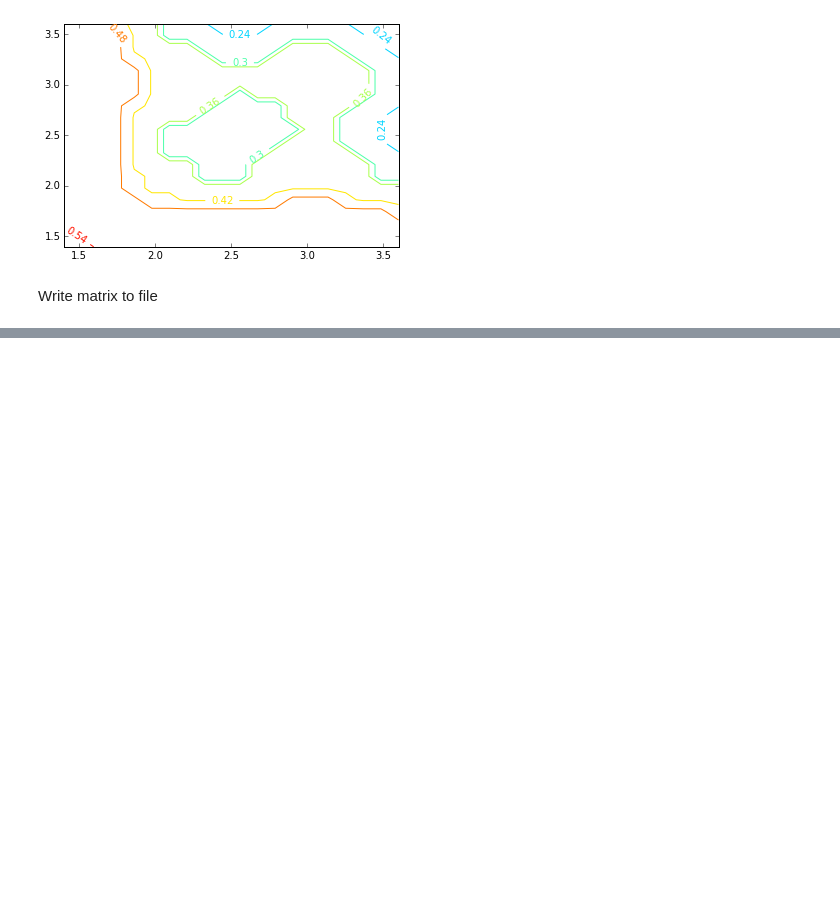
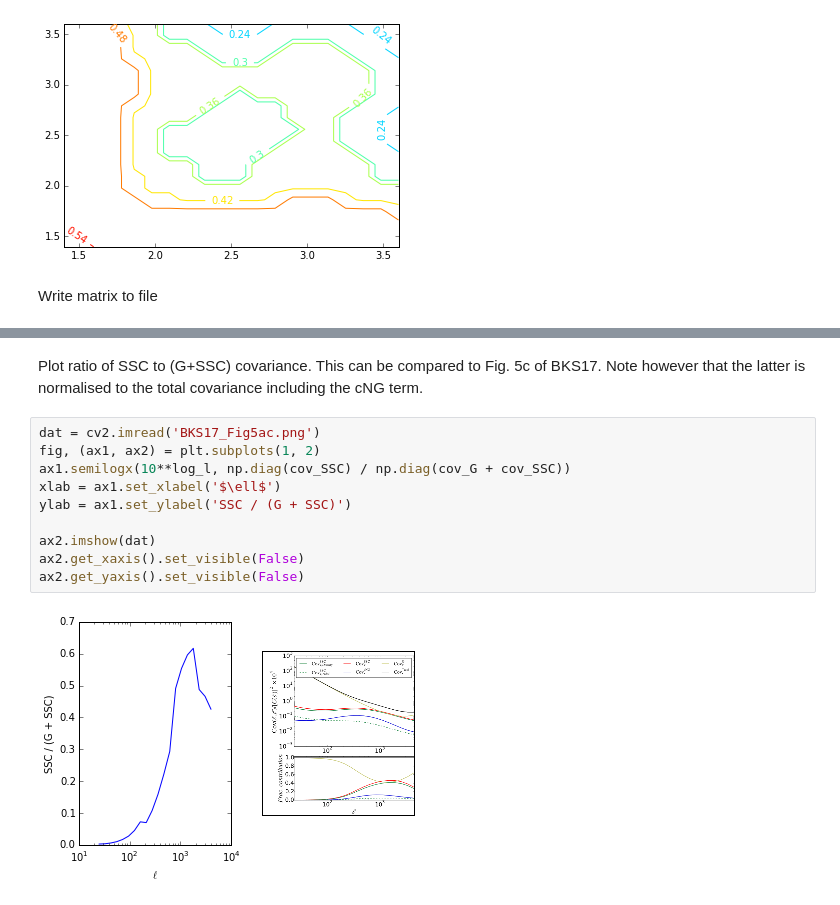
Before and after one commit to emilleishida/CorrMatrix_ABC, a Jupyter notebook: scripts/ABC/WL/Cov_SSC/digitize_Cov_SSC.ipynb, the cells around one changed output, grey strips where cells are left out. Cells and saved outputs as stored; diff of their text form; blank space fills up the shorter version.

```diff
--- a/scripts/ABC/WL/Cov_SSC/digitize_Cov_SSC.ipynb
+++ b/scripts/ABC/WL/Cov_SSC/digitize_Cov_SSC.ipynb
@@ -195,0 +234,15 @@ for i in range(npix+1):
+# %% [markdown]
+Plot ratio of SSC to (G+SSC) covariance. This can be compared to Fig. 5c of BKS17.
+Note however that the latter is normalised to the total covariance including the cNG term.
+# %%
+dat = cv2.imread('BKS17_Fig5ac.png')
+fig, (ax1, ax2) = plt.subplots(1, 2)
+ax1.semilogx(10**log_l, np.diag(cov_SSC) / np.diag(cov_G + cov_SSC))
+xlab = ax1.set_xlabel('$\ell$')
+ylab = ax1.set_ylabel('SSC / (G + SSC)')
+
+ax2.imshow(dat)
+ax2.get_xaxis().set_visible(False)
+ax2.get_yaxis().set_visible(False)
+# %% [output]
+[figure, added]
```
Also changed, not shown: parts of 15 cells of this notebook, 8 other files.
